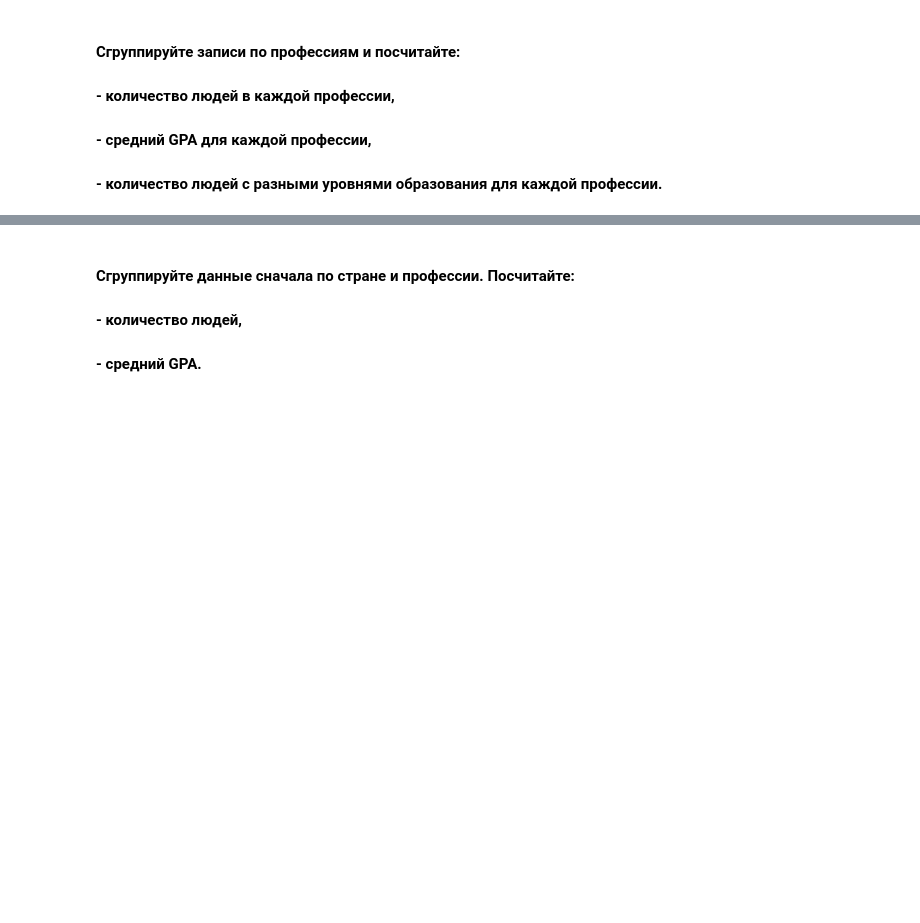
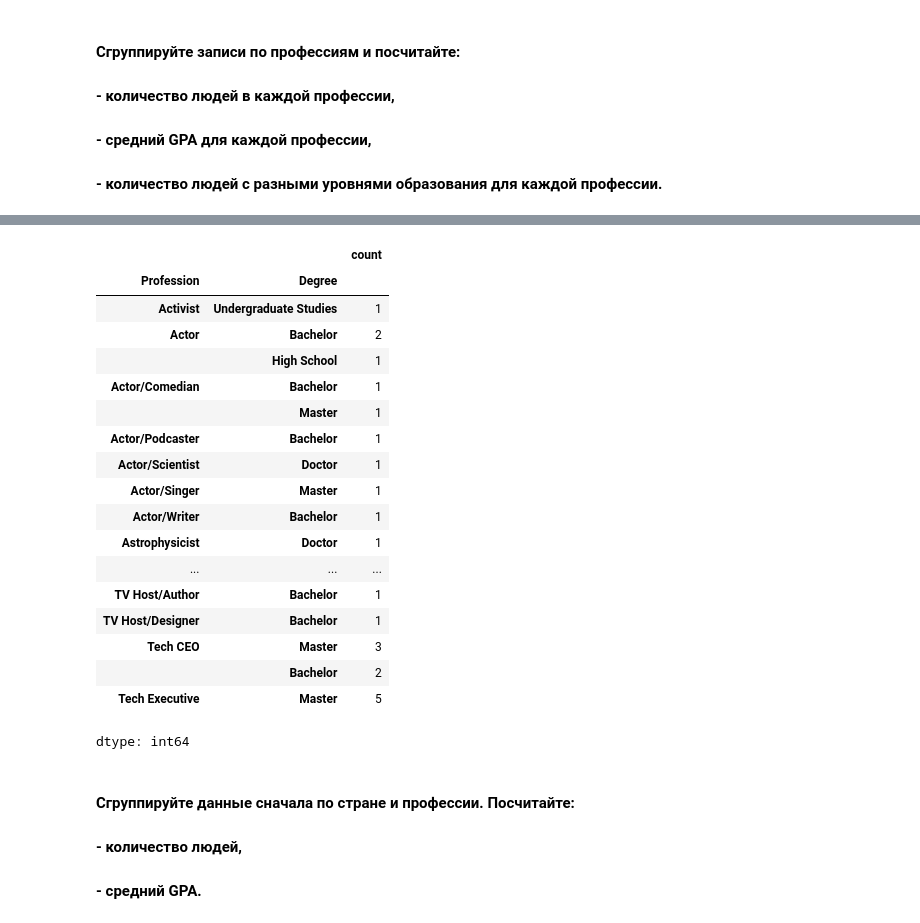
Before and after one commit to Alena-Ab/lingdata, a Jupyter notebook: homework22-23/hw1_2025.ipynb, the cells around one changed output, grey strips where cells are left out. Drawn from its saved outputs; the diff is of its cells as text; code cells hidden in the pictures; blank space fills up the shorter version.

```diff
--- a/homework22-23/hw1_2025.ipynb
+++ b/homework22-23/hw1_2025.ipynb
@@ -404,3 +455,25 @@ dtype: int64
+# %%
+df_degrees.groupby('Profession')['Degree'].value_counts() #количество людей с разными уровнями образования для каждой профессии
+# %% [output]
+|  |  | count |
+| Profession | Degree |  |
+| Activist | Undergraduate Studies | 1 |
+| Actor | Bachelor | 2 |
+|  | High School | 1 |
+| Actor/Comedian | Bachelor | 1 |
+|  | Master | 1 |
+| Actor/Podcaster | Bachelor | 1 |
+| Actor/Scientist | Doctor | 1 |
+| Actor/Singer | Master | 1 |
+| Actor/Writer | Bachelor | 1 |
+| Astrophysicist | Doctor | 1 |
+| ... | ... | ... |
+| TV Host/Author | Bachelor | 1 |
+| TV Host/Designer | Bachelor | 1 |
+| Tech CEO | Master | 3 |
+|  | Bachelor | 2 |
+| Tech Executive | Master | 5 |
+dtype: int64
 # %% [markdown]
 #### Сгруппируйте данные сначала по стране и профессии. Посчитайте:
 #### - количество людей,
```
Also changed, not shown: parts of 28 cells of this notebook.
